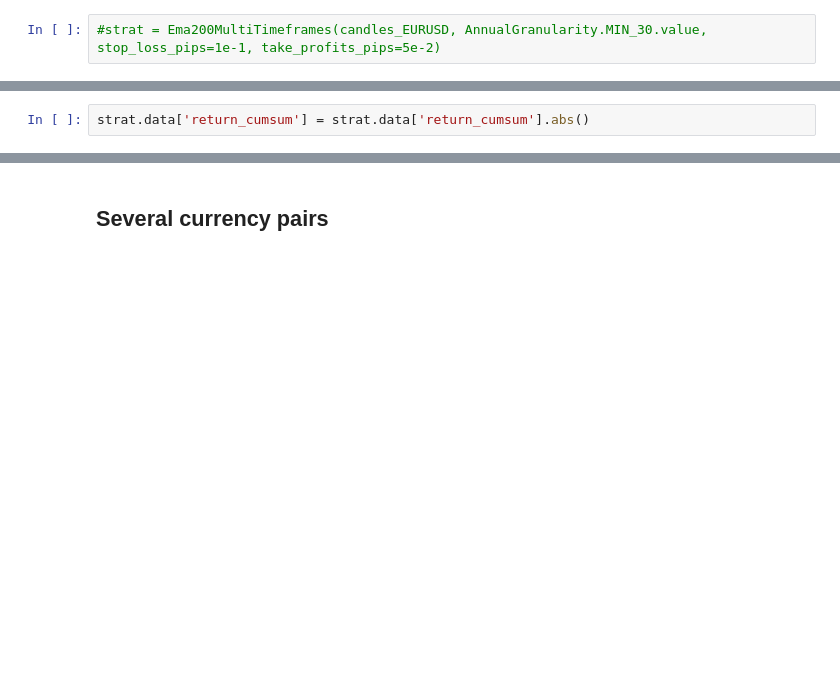
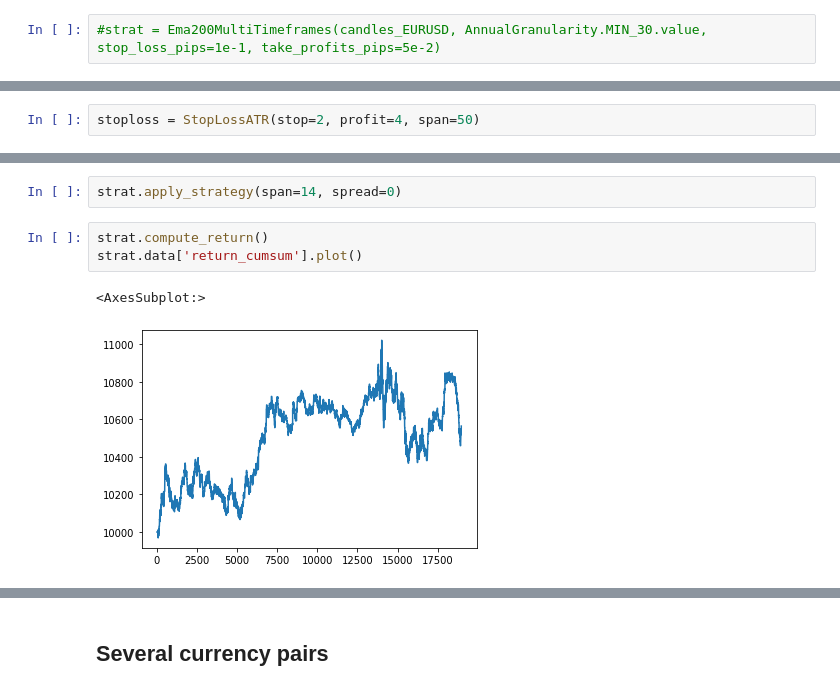
Before and after one commit to lhericourt/trading, a Jupyter notebook: notebooks/test_strategy.ipynb, the cells around one changed output, grey strips where cells are left out. Cells and saved outputs as stored; diff of their text form; blank space fills up the shorter version.

```diff
--- a/notebooks/test_strategy.ipynb
+++ b/notebooks/test_strategy.ipynb
@@ -58 +75,3 @@ stoploss = StopLossATR(stop=1, profit=2)
+# %%
+stoploss = StopLossATR(stop=2, profit=4, span=50)
 # %%
@@ -71,3 +79,9 @@ strat.data.tail()
+# %%
+strat.apply_strategy(span=14, spread=0)
 # %%
-strat.data['return_cumsum'] = strat.data['return_cumsum'].abs()
+strat.compute_return()
+strat.data['return_cumsum'].plot()
+# %% [output]
+<AxesSubplot:>
+[figure, added]
 # %%
```
Also changed, not shown: parts of 32 cells of this notebook, 3 other files.
